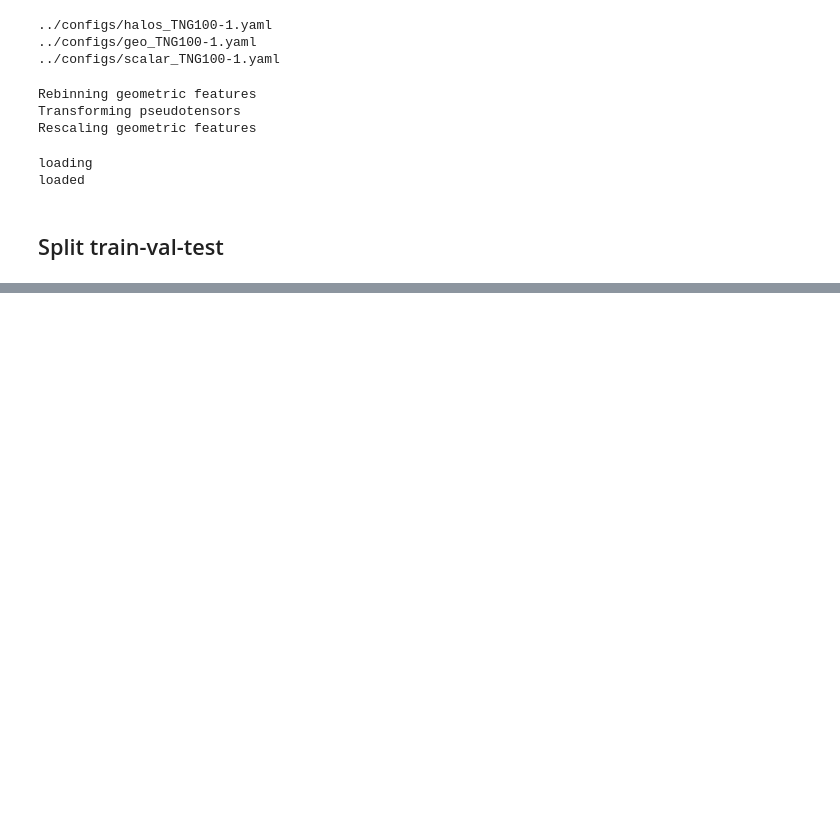
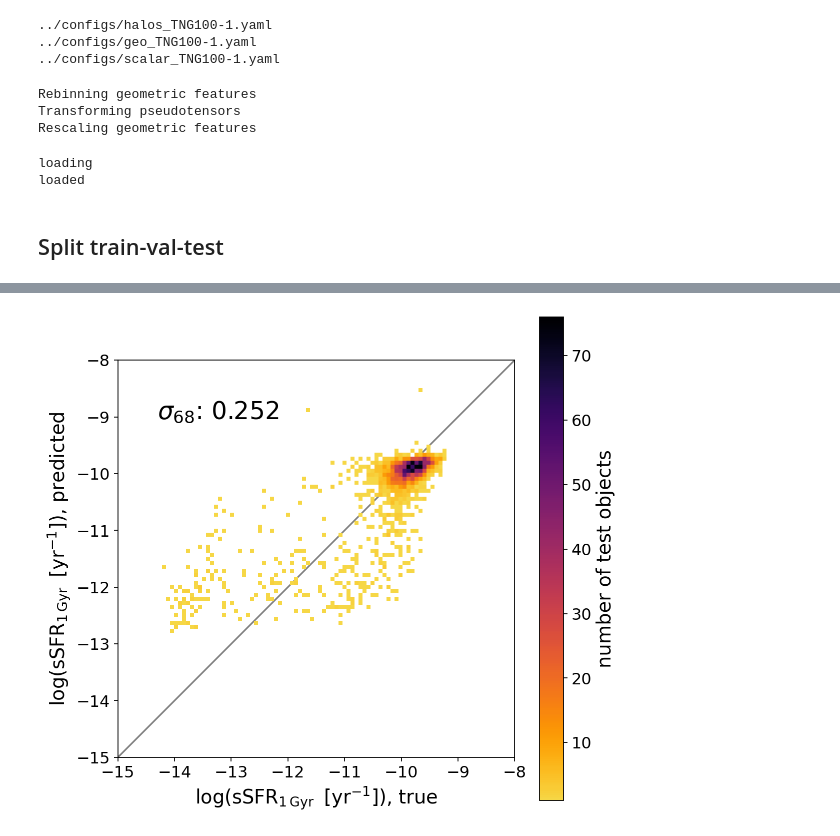
Before and after one commit to kstoreyf/equivariant-cosmology, a Jupyter notebook: notebooks/2022-08-30_fit_NN.ipynb, the cells around one changed output, grey strips where cells are left out. Saved outputs shown, nothing was run; the diff lists cells and outputs as text; code cells hidden in the pictures; blank space fills up the shorter version.

```diff
--- a/notebooks/2022-08-30_fit_NN.ipynb
+++ b/notebooks/2022-08-30_fit_NN.ipynb
@@ -152,0 +151,2 @@ plotter.plot_pred_vs_true_hist(y_label_name, y_test_mult, y_pred_mult, text_resu
+# %%
+y_label_name = 'ssfr1'
@@ -152,0 +159,3 @@ plotter.plot_pred_vs_true_hist(y_label_name, y_test_mult, y_pred_mult, text_resu
+# %%
+y = utils.get_y_vals(y_label_name, sim_reader)
+y_test = y[idx_test]
@@ -152,0 +173,9 @@ plotter.plot_pred_vs_true_hist(y_label_name, y_test_mult, y_pred_mult, text_resu
+# %%
+y_pred = nnfitter.predict(x_test, y_test_current, x_extra=x_test_extra)
+# %%
+error_nn, _ = utils.compute_error(y_test, y_pred, test_error_type='percentile')
+error_str = fr"$\sigma_{{68}}$: {error_nn:.3f}"
+plotter.plot_pred_vs_true_hist(y_label_name, y_test, y_pred, text_results=error_str,
+                               x_lim=(-15,-8),  y_lim=(-15,-8))
+# %% [output]
+[figure, added]
```
Also changed, not shown: parts of 17 cells of this notebook, 4 other files.
